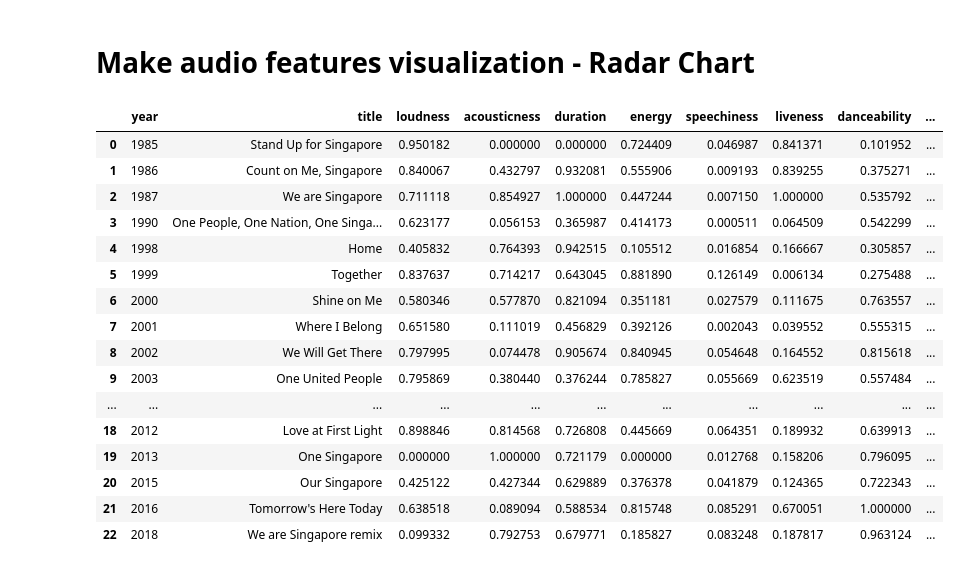
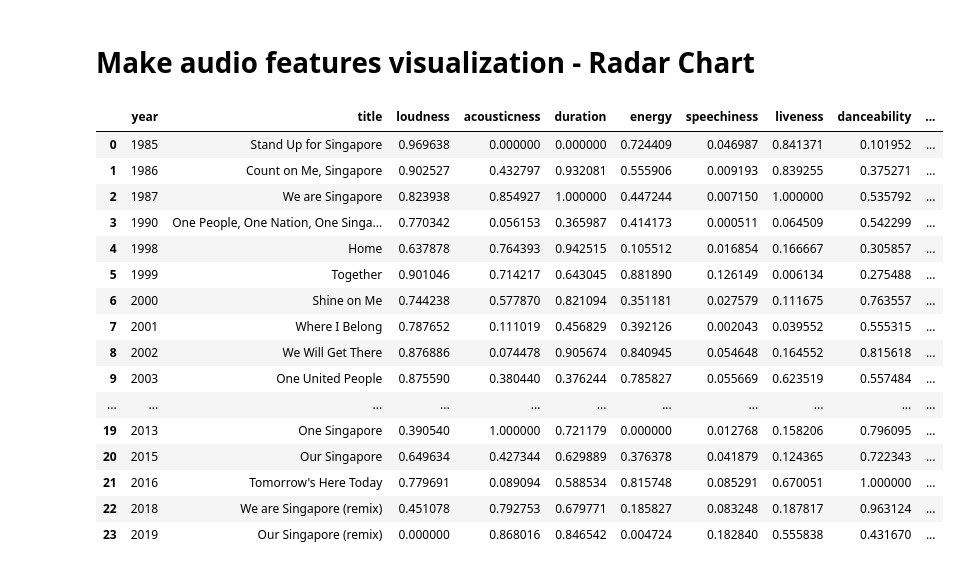
Before and after one commit to sujinleeme/ndp-songs-analysis, a Jupyter notebook: ndp-songs-sounds.ipynb, the cells around one changed output. Saved outputs shown, nothing was run; the diff lists cells and outputs as text; code cells hidden in the pictures.

```diff
--- a/ndp-songs-sounds.ipynb
+++ b/ndp-songs-sounds.ipynb
@@ -205,25 +205,24 @@ audio_features_df
 # %%
 radar_chart_df = pd.concat([origin_df.year, origin_df.title, audio_features_df], axis=1, sort=False)
 radar_chart_df
-radar_chart_df
 # %% [output]
 |  | year | title | loudness | acousticness | duration | energy | speechiness | liveness | danceability | ... |
-| 0 | 1985 | Stand Up for Singapore | 0.950182 | 0.000000 | 0.000000 | 0.724409 | 0.046987 | 0.841371 | 0.101952 | ... |
-| 1 | 1986 | Count on Me, Singapore | 0.840067 | 0.432797 | 0.932081 | 0.555906 | 0.009193 | 0.839255 | 0.375271 | ... |
-| 2 | 1987 | We are Singapore | 0.711118 | 0.854927 | 1.000000 | 0.447244 | 0.007150 | 1.000000 | 0.535792 | ... |
-| 3 | 1990 | One People, One Nation, One Singa... | 0.623177 | 0.056153 | 0.365987 | 0.414173 | 0.000511 | 0.064509 | 0.542299 | ... |
-| 4 | 1998 | Home | 0.405832 | 0.764393 | 0.942515 | 0.105512 | 0.016854 | 0.166667 | 0.305857 | ... |
-| 5 | 1999 | Together | 0.837637 | 0.714217 | 0.643045 | 0.881890 | 0.126149 | 0.006134 | 0.275488 | ... |
-| 6 | 2000 | Shine on Me | 0.580346 | 0.577870 | 0.821094 | 0.351181 | 0.027579 | 0.111675 | 0.763557 | ... |
-| 7 | 2001 | Where I Belong | 0.651580 | 0.111019 | 0.456829 | 0.392126 | 0.002043 | 0.039552 | 0.555315 | ... |
-| 8 | 2002 | We Will Get There | 0.797995 | 0.074478 | 0.905674 | 0.840945 | 0.054648 | 0.164552 | 0.815618 | ... |
-| 9 | 2003 | One United People | 0.795869 | 0.380440 | 0.376244 | 0.785827 | 0.055669 | 0.623519 | 0.557484 | ... |
+| 0 | 1985 | Stand Up for Singapore | 0.969638 | 0.000000 | 0.000000 | 0.724409 | 0.046987 | 0.841371 | 0.101952 | ... |
+| 1 | 1986 | Count on Me, Singapore | 0.902527 | 0.432797 | 0.932081 | 0.555906 | 0.009193 | 0.839255 | 0.375271 | ... |
+| 2 | 1987 | We are Singapore | 0.823938 | 0.854927 | 1.000000 | 0.447244 | 0.007150 | 1.000000 | 0.535792 | ... |
+| 3 | 1990 | One People, One Nation, One Singa... | 0.770342 | 0.056153 | 0.365987 | 0.414173 | 0.000511 | 0.064509 | 0.542299 | ... |
+| 4 | 1998 | Home | 0.637878 | 0.764393 | 0.942515 | 0.105512 | 0.016854 | 0.166667 | 0.305857 | ... |
+| 5 | 1999 | Together | 0.901046 | 0.714217 | 0.643045 | 0.881890 | 0.126149 | 0.006134 | 0.275488 | ... |
+| 6 | 2000 | Shine on Me | 0.744238 | 0.577870 | 0.821094 | 0.351181 | 0.027579 | 0.111675 | 0.763557 | ... |
+| 7 | 2001 | Where I Belong | 0.787652 | 0.111019 | 0.456829 | 0.392126 | 0.002043 | 0.039552 | 0.555315 | ... |
+| 8 | 2002 | We Will Get There | 0.876886 | 0.074478 | 0.905674 | 0.840945 | 0.054648 | 0.164552 | 0.815618 | ... |
+| 9 | 2003 | One United People | 0.875590 | 0.380440 | 0.376244 | 0.785827 | 0.055669 | 0.623519 | 0.557484 | ... |
 | ... | ... | ... | ... | ... | ... | ... | ... | ... | ... | ... |
-| 18 | 2012 | Love at First Light | 0.898846 | 0.814568 | 0.726808 | 0.445669 | 0.064351 | 0.189932 | 0.639913 | ... |
-| 19 | 2013 | One Singapore | 0.000000 | 1.000000 | 0.721179 | 0.000000 | 0.012768 | 0.158206 | 0.796095 | ... |
-| 20 | 2015 | Our Singapore | 0.425122 | 0.427344 | 0.629889 | 0.376378 | 0.041879 | 0.124365 | 0.722343 | ... |
-| 21 | 2016 | Tomorrow's Here Today | 0.638518 | 0.089094 | 0.588534 | 0.815748 | 0.085291 | 0.670051 | 1.000000 | ... |
-| 22 | 2018 | We are Singapore remix | 0.099332 | 0.792753 | 0.679771 | 0.185827 | 0.083248 | 0.187817 | 0.963124 | ... |
+| 19 | 2013 | One Singapore | 0.390540 | 1.000000 | 0.721179 | 0.000000 | 0.012768 | 0.158206 | 0.796095 | ... |
+| 20 | 2015 | Our Singapore | 0.649634 | 0.427344 | 0.629889 | 0.376378 | 0.041879 | 0.124365 | 0.722343 | ... |
+| 21 | 2016 | Tomorrow's Here Today | 0.779691 | 0.089094 | 0.588534 | 0.815748 | 0.085291 | 0.670051 | 1.000000 | ... |
+| 22 | 2018 | We are Singapore (remix) | 0.451078 | 0.792753 | 0.679771 | 0.185827 | 0.083248 | 0.187817 | 0.963124 | ... |
+| 23 | 2019 | Our Singapore (remix) | 0.000000 | 0.868016 | 0.846542 | 0.004724 | 0.182840 | 0.555838 | 0.431670 | ... |
 # %%
 # Set font
 FONT_NAME = "Hack Nerd Font"
```
Also changed, not shown: parts of 6 cells of this notebook, 3 other files.
